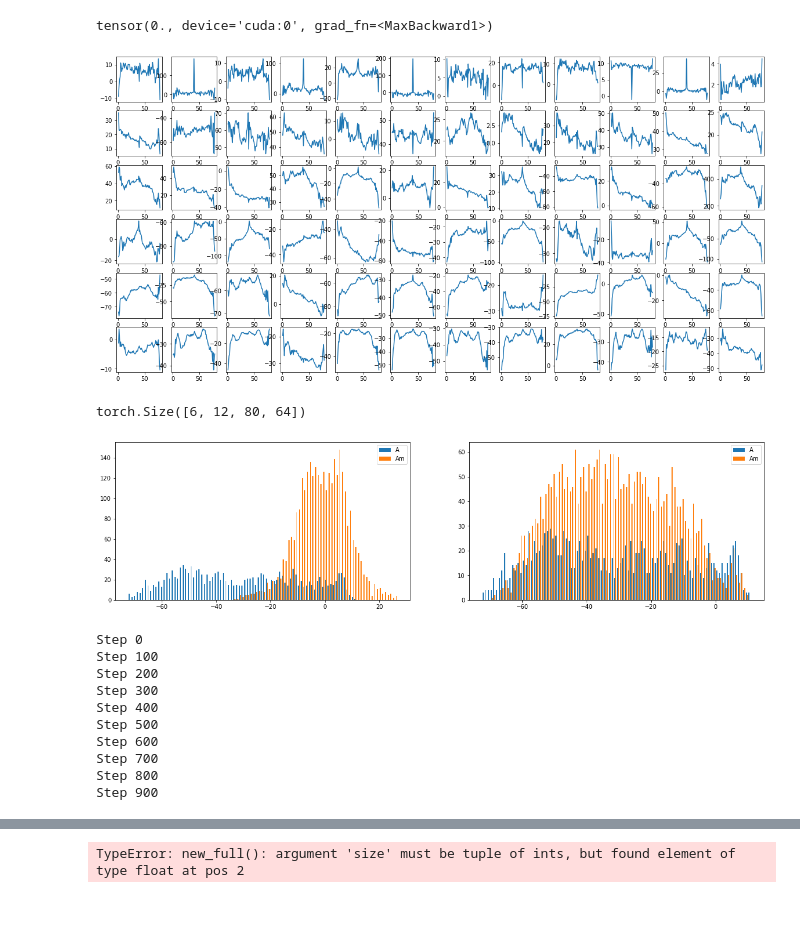
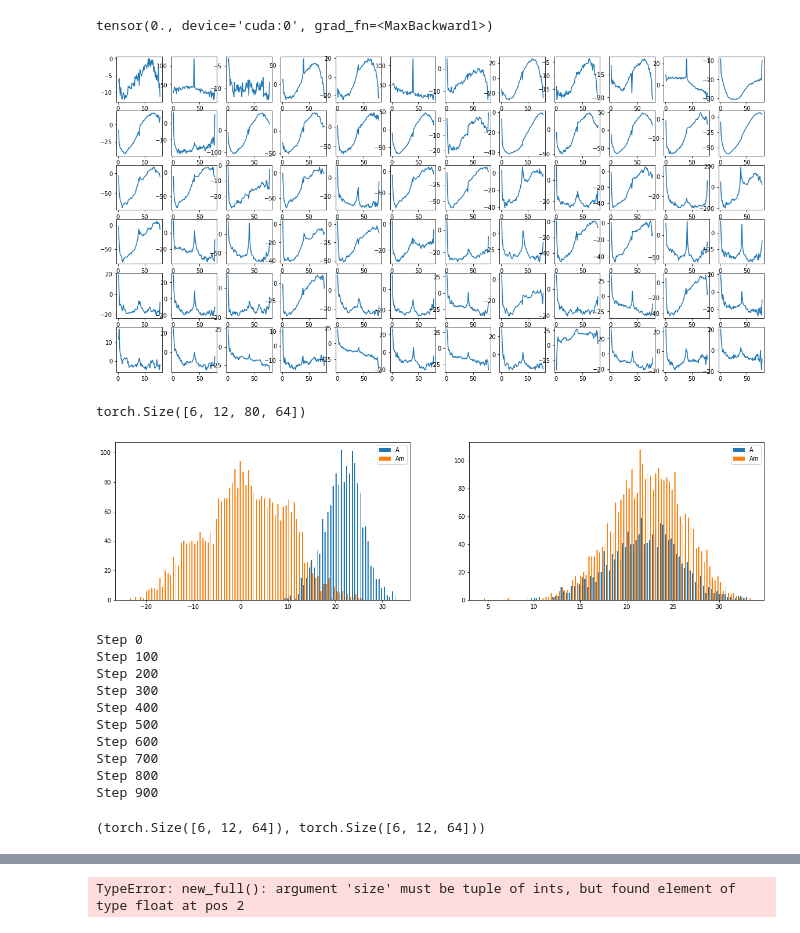
Before and after one commit to akarshkumar0101/transformer-memory, a Jupyter notebook: dead_memories.ipynb, the cells around one changed output, grey strips where cells are left out. Cells and saved outputs as stored; diff of their text form; code cells hidden in the pictures.

```diff
--- a/dead_memories.ipynb
+++ b/dead_memories.ipynb
@@ -24,3 +21,9 @@ Token indices sequence length is longer than the specified maximum sequence leng
 len(input_ids_book)
 # %% [output]
 91920
+# %%
+ids_unique, counts_ids_unique = input_ids_book.unique(return_counts=True)
+i = counts_ids_unique.argsort(descending=True)
+ids_unique, counts_ids_unique = ids_unique[i], counts_ids_unique[i]
+id2idx = {a.item(): b.item() for a, b in zip(ids_unique, torch.arange(len(ids_unique)))}
+id2rarity = {a.item(): b.item()/len(ids_unique) for a, b in zip(ids_unique, torch.arange(len(ids_unique)))}
@@ -46,7 +80,7 @@ n_context = 40
 n_tokens = 1000
 Qs, Ks, Vs = [], [], []
 for i in tqdm(range(0, 1000)):
-    ak = {'debug': True, 'use_pos': True}
+    ak = {'debug': True, 'use_pos': False}
     outputs = model(input_ids_book[None, i*n_context: (i+1)*n_context].to(device), ak=ak)
     Q, K, V = ak['QKV']
     Q, K, V = (a.detach() for a in [Q, K, V])
@@ -68,7 +102,7 @@ for idx_layer in range(6):
         plt.plot(a)
         i+=1
 # %% [output]
-[figure, old version]
+[figure, new version]
 # %%
 import wandb
 # %%
@@ -87,8 +121,8 @@ def stack2d(a, padding=0, pad_val=None):
 torch.manual_seed(0)
 n_memories = 80
 alpha = 1.
-use_adaptive_alpha = True
-hm = HopfieldMemory((6, 12, n_memories, 64), alpha=alpha, use_uniform_steps=0., rigidity=1.).to(device)
+# use_adaptive_alpha = True
+hm = HopfieldMemory((6, 12, n_memories, 64), alpha=alpha, use_uniform_steps=0., rigidity=0.).to(device)
 hm.reset(1.)
 
 print(hm.Km.shape)
@@ -176,34 +210,34 @@ for i, (Q, K, V) in tqdm(enumerate(zip(Qs, Ks, Vs)), total=len(Qs)):
 
         # data['Am'].append(Am)
     Amsmsm_sum += sm(sm(Am, beta1, -1), beta2, -2)
 
     hm.step()
 
     data['activation'].append(activation)
     data['rigid_activation'].append(rigid_activation)
     data['step_size'].append(step_size)
 
 
 #         data['spread_T'].append(spread_T)
 #         data['spread_Km'].append(spread_Km)
     data['n_unique_T'].append(n_unique_T)
     data['n_unique_Km'].append(n_unique_Km)
 
     if use_wandb:
         wandb.log(copy.copy(wlog))
 
     for key, value in wlog.items():
         if isinstance(value, plt.Figure):
             plt.close(value)
 
 for key, value in data.items():
     if isinstance(value[0], torch.Tensor):
         data[key] = torch.stack(value, dim=0)
 
 # wandb.finish()
 # %% [output]
 torch.Size([6, 12, 80, 64])
-[figure, old version]
+[figure, new version]
 Step 0
 Step 100
 Step 200
@@ -216,0 +267,6 @@ Step 900
+# %%
+a = Ks.mean(dim=-2).mean(dim=0)
+b = hm.Km.mean(dim=-2)
+a.shape, b.shape
+# %% [output]
+(torch.Size([6, 12, 64]), torch.Size([6, 12, 64]))
```
Also changed, not shown: parts of 14 cells of this notebook.
